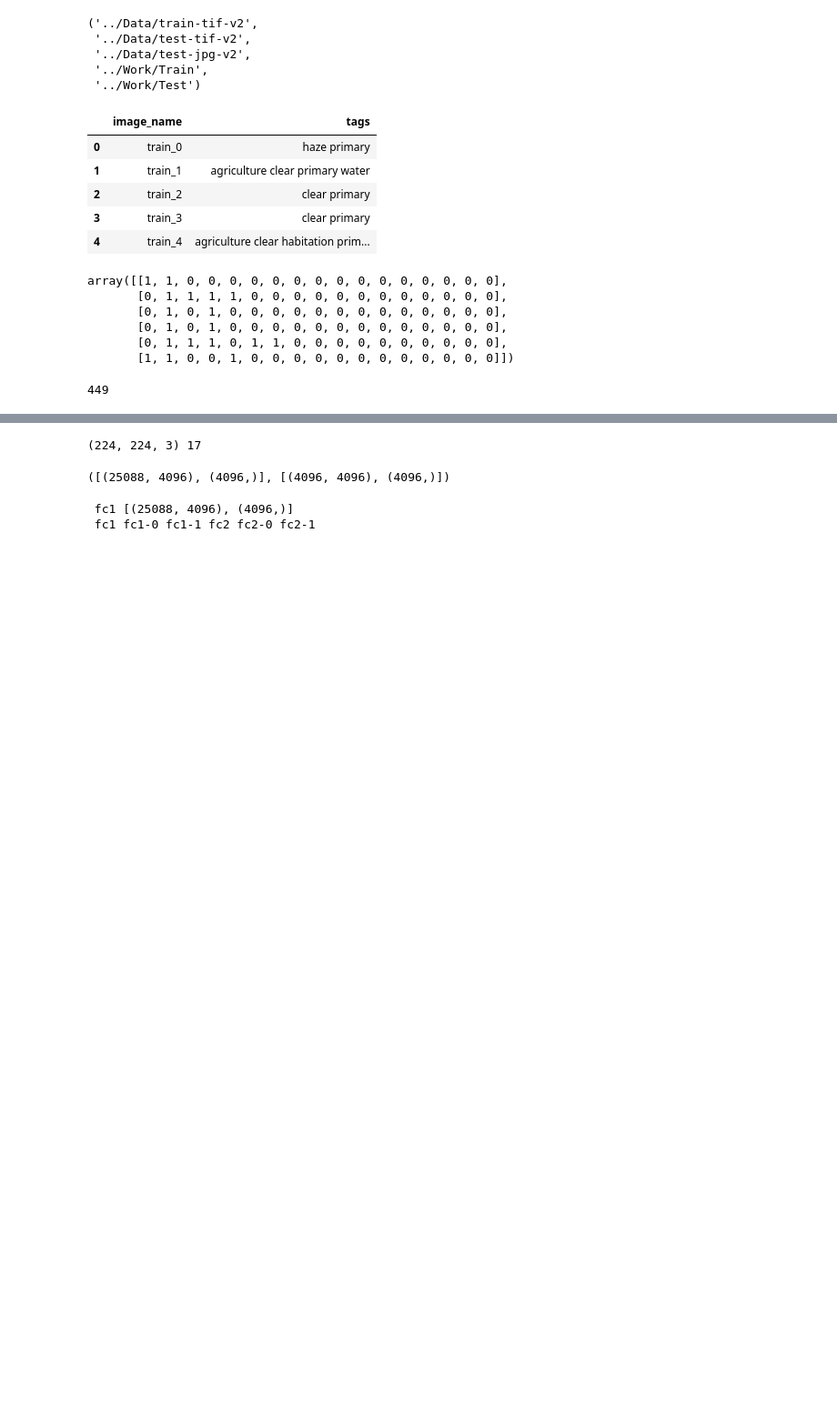
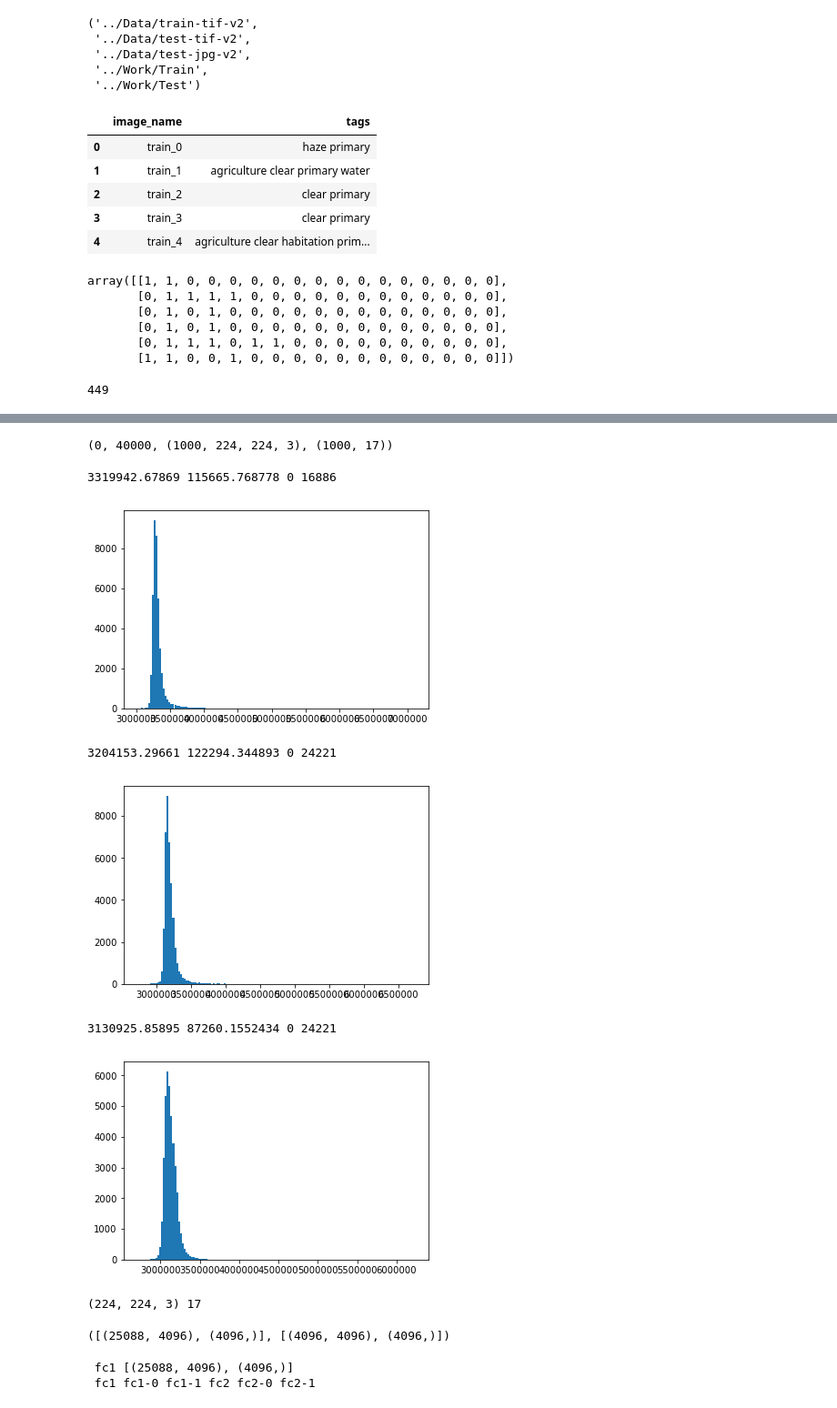
Before and after one commit to SorokinV/Kaggle-2017-04-Brazil-Amazon, a Jupyter notebook: Jupyter-Net/a-basin-V4-VGG-fit-generator.ipynb, the cells around one changed output, grey strips where cells are left out. Shown at 91% size. Drawn from its saved outputs; the diff is of its cells as text; code cells hidden in the pictures; blank space fills up the shorter version.

```diff
--- a/Jupyter-Net/a-basin-V4-VGG-fit-generator.ipynb
+++ b/Jupyter-Net/a-basin-V4-VGG-fit-generator.ipynb
@@ -178,20 +178,26 @@ def generate2_arrays_from_files (batch_size, n0=0, dirIn='../Temp/Batch', size=5
         ii = 0
         fi, bi = 0, 0
         #fi = (n0/size)*size
+        if debugOK : print('read',fi,bi,bi+batch_size,fi+size)
         fx = '../Temp/Batch/batch-{}-{}x{}x{}-XX.npy'
         fy = '../Temp/Batch/batch-{}-{}x{}x{}-YY.npy'
         xx = np.load(fx.format(fi,output_shape[0],output_shape[1],output_shape[2]));
         yy = np.load(fy.format(fi,output_shape[0],output_shape[1],output_shape[2]));
 
         while True :
-            if (bi+batch_size)>(fi+size) :
+            if (bi+batch_size)>size :
                 if debugOK : print('read',fi,bi,bi+batch_size,fi+size)
-                fi = fi + xx.shape[0]
+                fi = fi + size
+                fx = '../Temp/Batch/batch-{}-{}x{}x{}-XX.npy'
+                fy = '../Temp/Batch/batch-{}-{}x{}x{}-YY.npy'
                 xx = np.load(fx.format(fi,output_shape[0],output_shape[1],output_shape[2]));
                 yy = np.load(fy.format(fi,output_shape[0],output_shape[1],output_shape[2]));
+                if debugOK : print('xx,yy',xx.shape,yy.shape)
                 bi = 0
 
+
             xxx, yyy, bi = xx[bi:bi+batch_size], yy[bi:bi+batch_size], bi+batch_size
+            if debugOK : print('bi,xxx,yyy',fi,bi,xxx.shape,yyy.shape)
 
             yield (xxx, yyy)
 
@@ -211,7 +217,7 @@ def validate2_arrays_from_files (batch_size, n0=0, dirIn='../Temp/Batch', size=5
 
         while True :
             if (bi+batch_size)>(fi+size) :
-                fi = fi + xx.shape[0]
+                fi = fi + size
                 if debugOK : print('read',fi)
                 xx = np.load(fx.format(fi,output_shape[0],output_shape[1],output_shape[2]));
                 yy = np.load(fy.format(fi,output_shape[0],output_shape[1],output_shape[2]));
@@ -220,6 +226,39 @@ def validate2_arrays_from_files (batch_size, n0=0, dirIn='../Temp/Batch', size=5
             xxx, yyy, bi = xx[bi:bi+batch_size], yy[bi:bi+batch_size], bi+batch_size
 
             yield (xxx, yyy)
+# %%
+ba = 1000
+zz = 0.1
+xx = generate2_arrays_from_files(ba,debugOK=False);
+x00= np.zeros((40497/ba*ba,3))
+ii = 0;
+for i in range(40497/ba) :
+    xxx,yyy = xx.next();
+    if (xxx.shape[0]==0) : print(i,xxx.shape)
+    x0 = np.zeros((xxx.shape[0],xxx.shape[3]))
+    for j in range(xxx.shape[0]) :
+        for k in range(3) :
+            x0[j,k] = np.abs(xxx[j,:,:,k]).sum()
+    x00[ii:ii+xxx.shape[0],:] = x0
+    ii += xxx.shape[0]
+# %%
+len(x00[x00[:,0]<0.1,0]), 40497/ba*ba, xxx.shape, yyy.shape
+# %% [output]
+(0, 40000, (1000, 224, 224, 3), (1000, 17))
+# %%
+for i in range(3) :
+    x000 = x00[:,i]
+    print(x000.mean(), x000.std(), len(x000[x000<0.1]),x000.argmin())
+    #plt.hist(x000[x000<0.0001].ravel(),bins=150);
+    plt.hist(x000.ravel(),bins=150);
+    plt.show(); plt.close()
+# %% [output]
+3319942.67869 115665.768778 0 16886
+[figure, added]
+3204153.29661 122294.344893 0 24221
+[figure, added]
+3130925.85895 87260.1552434 0 24221
+[figure, added]
 # %%
 def generate_arrays_from_files (batch_size, names_tags_df, dirIn, output_shape=(128,128,3), classes=17, ext='.jpg',debugOK=True):
 
```
Also changed, not shown: parts of 2 cells of this notebook.
